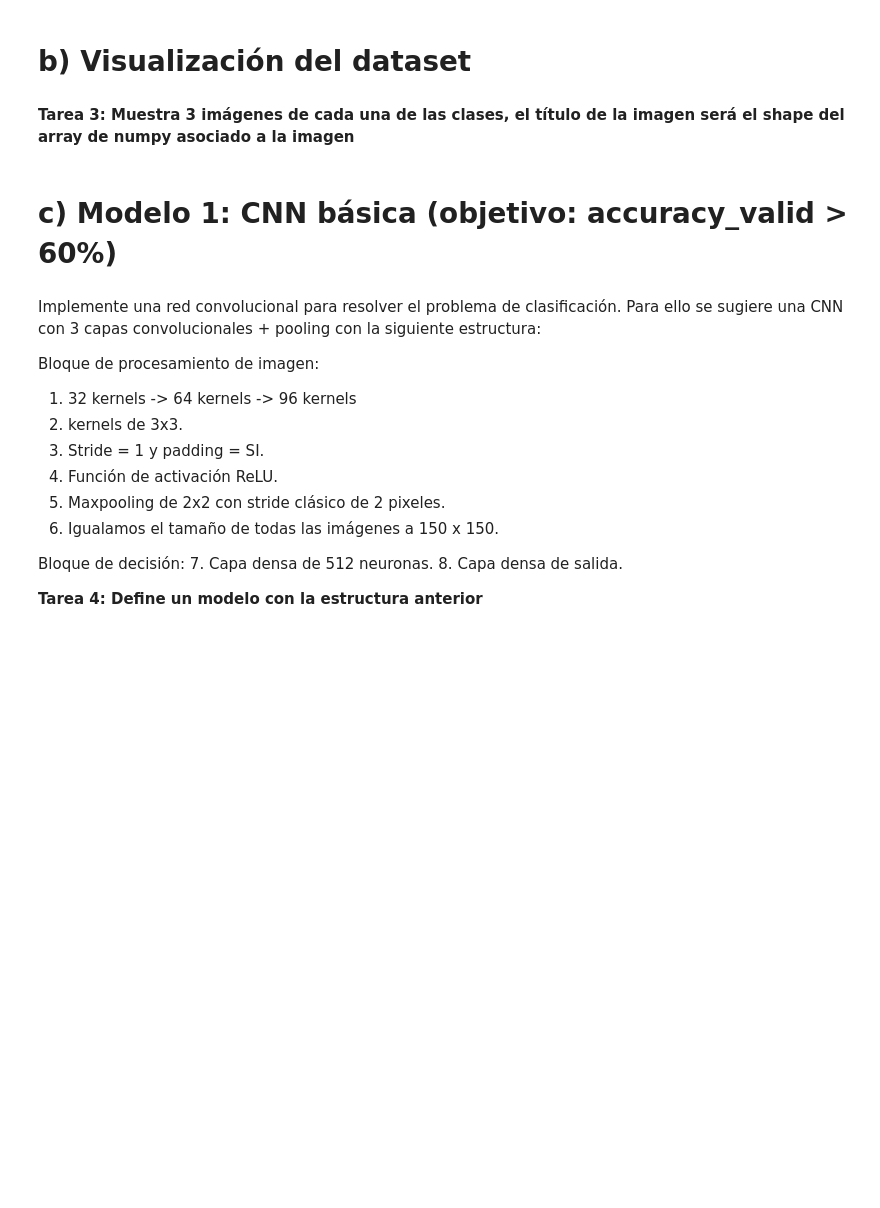
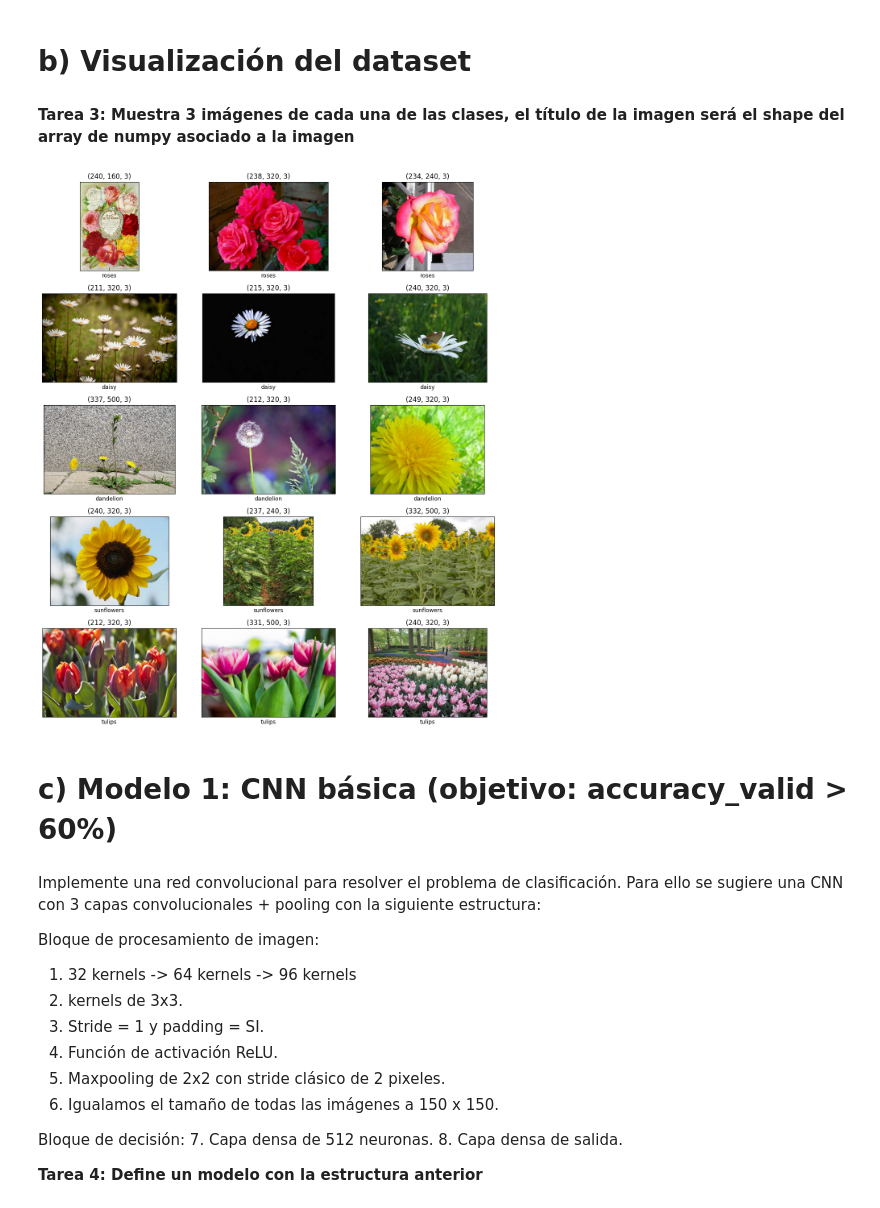
Before and after one commit to pablomoroon/Trabajo-AIA-DEEP_LEARNING, a Jupyter notebook: trabajo_aia_25_26_parteII.ipynb, the cells around one changed output. Drawn from its saved outputs; the diff is of its cells as text; code cells hidden in the pictures; blank space fills up the shorter version.

```diff
--- a/trabajo_aia_25_26_parteII.ipynb
+++ b/trabajo_aia_25_26_parteII.ipynb
@@ -148,3 +160,8 @@ tulips: 799 Imagenes
 Es decir, la clase a la que pertenece cada imagen no viene dada por el nombre del fichero sino por el directorio en el que se encuentra almacenada.
 # %% [markdown]
 **Tarea 2: Muestra el número de imágenes de train que tenemos de cada clase**
+# %%
+for c in classes:
+    ruta_clase = os.path.join(train_dir, c)
+    num_imagenes = len(glob.glob(os.path.join(ruta_clase, '*.jpg')))
+    print(f"{c}: {num_imagenes} imágenes de train")
@@ -152,6 +175,28 @@ Es decir, la clase a la que pertenece cada imagen no viene dada por el nombre de
 # b) Visualización del dataset
 # %% [markdown]
 **Tarea 3: Muestra 3 imágenes de cada una de las clases, el título de la imagen será el shape del array de numpy asociado a la imagen**
+# %%
+plt.figure(figsize=(12, 14))
+contador = 1
+
+for cl in classes:
+    ruta_clase = os.path.join(train_dir, cl)
+    imagenes = glob.glob(os.path.join(ruta_clase, '*.jpg'))[:3]
+
+    for ruta in imagenes:
+        img = mpimg.imread(ruta)
+
+        plt.subplot(len(classes), 3, contador)
+        plt.imshow(img)
+        plt.title(str(img.shape))
+        plt.xlabel(cl)
+        plt.xticks([])
+        plt.yticks([])
+        contador += 1
+
+plt.tight_layout()
+# %% [output]
+[figure, added]
 # %% [markdown]
 # c) Modelo 1: CNN básica (objetivo: accuracy_valid > 60%)
 # %% [markdown]
```
Also changed, not shown: parts of 24 cells of this notebook.
